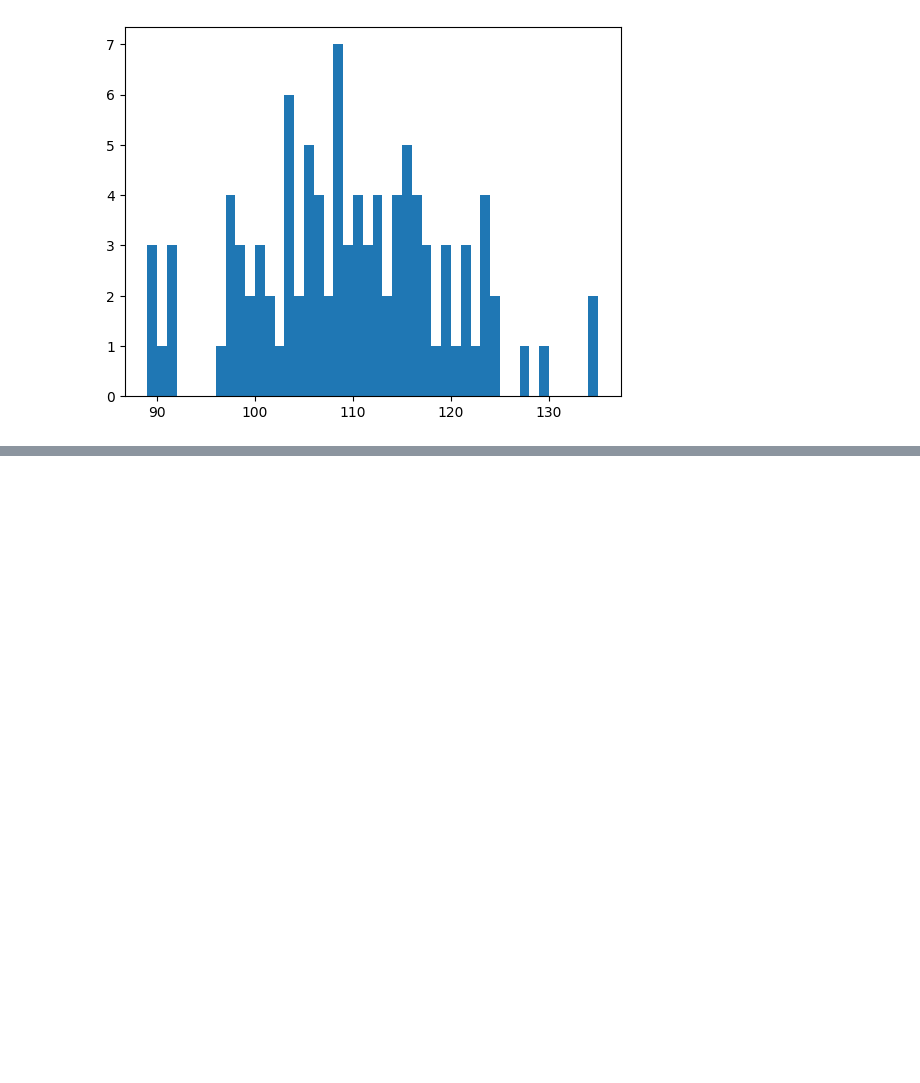
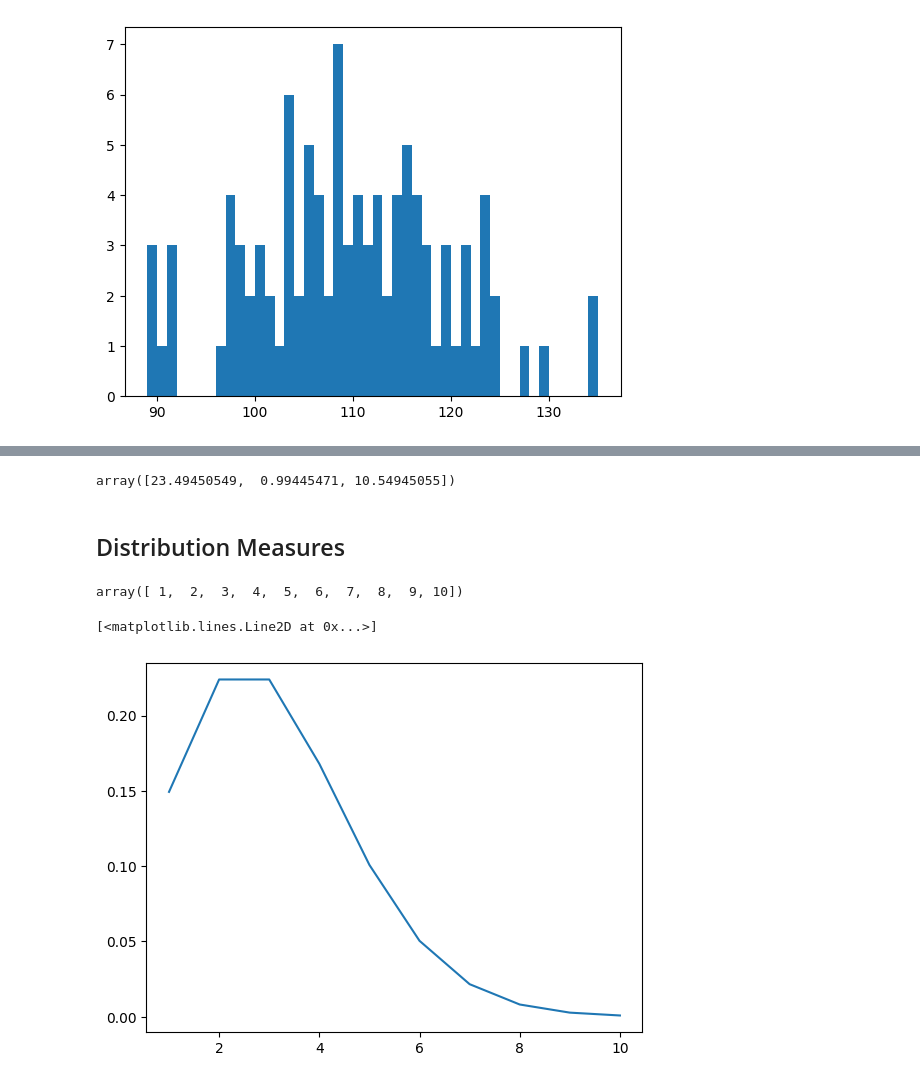
Before and after one commit to Paolitoes/Comic-Ray-Monte-Carlo-Simulations, a Jupyter notebook: distributiontesting.ipynb, the cells around one changed output, grey strips where cells are left out. Saved outputs shown, nothing was run; the diff lists cells and outputs as text; code cells hidden in the pictures; blank space fills up the shorter version.

Commit message:
Started cosmic ray angle measurements

```diff
--- a/distributiontesting.ipynb
+++ b/distributiontesting.ipynb
@@ -144,0 +145,23 @@ max(Gcounts)-min(Gcounts)
+# %%
+np.abs((stds**2-means)/means)*100
+# %% [output]
+array([23.49450549,  0.99445471, 10.54945055])
+# %% [markdown]
+## Distribution Measures
+# %%
+def poisson(mean,x):
+    x = np.array(x).astype(int)
+    facts = sp.special.factorial(x)
+    return ((mean**x)*(np.exp(-mean)))/(facts)
+# %%
+x = np.linspace(1,10,10).astype(int)
+x
+# %% [output]
+array([ 1,  2,  3,  4,  5,  6,  7,  8,  9, 10])
+# %%
+y = poisson(3,x)
+# %%
+plt.plot(x,y)
+# %% [output]
+[<matplotlib.lines.Line2D at 0x...>]
+[figure, added]
```
Also changed, not shown: parts of 21 cells of this notebook, 2 other files.
